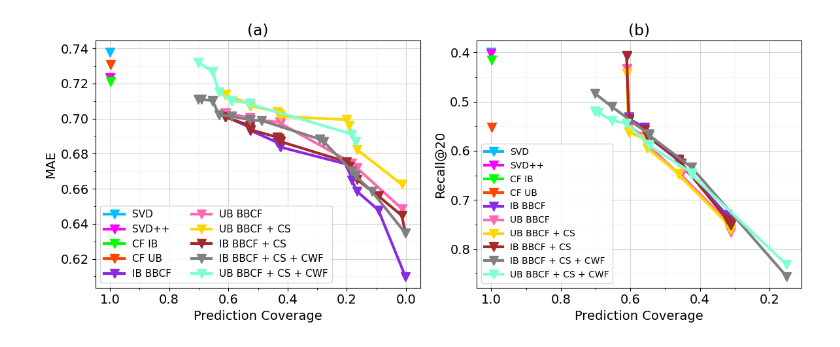
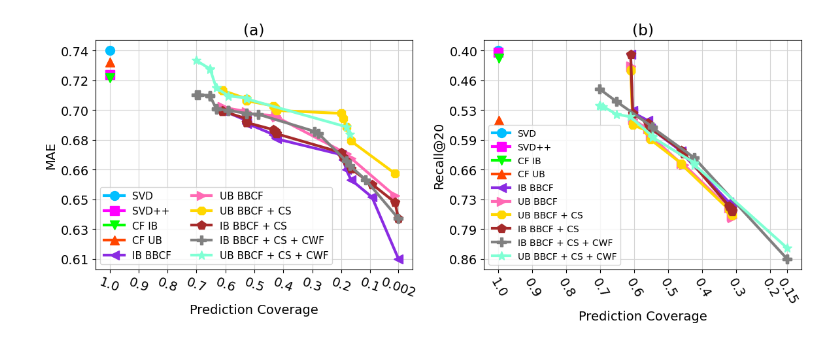
Before and after one commit to bernardocrodrigues/RecoBinaPs, a Jupyter notebook: notebooks/experiments/plot/plot_defesa.ipynb, the cells around one changed output. Drawn from its saved outputs; the diff is of its cells as text; code cells hidden in the pictures.

```diff
--- a/notebooks/experiments/plot/plot_defesa.ipynb
+++ b/notebooks/experiments/plot/plot_defesa.ipynb
@@ -1,6 +1,4 @@
 # %%
-# plt.rcParams['text.usetex'] = True
-
 from evaluation.strategies import (
     PredictionCoverageStrategy,
     MAEStrategy,
@@ -9,7 +7,8 @@ from evaluation.strategies import (
     NDCGStrategy,
 )
 
-class TotalTimeStrategyMock():
+
+class TotalTimeStrategyMock:
 
     @staticmethod
     def get_name() -> str:
@@ -592,21 +798,27 @@ algorithm_list = [
     ("UB BBCF + CS + CWF", UB_BBCF_COSINE_DOUBLE_WEIGHT),
 ]
 
+x_mins = []
+x_maxs = []
+y_mins = []
+y_maxs = []
+
 for name, algorithm in algorithm_list:
 
     pareto_frontier, _ = get_pareto_frontier(algorithm, objectives)
-    add_frontier(axis[0], pareto_frontier, color_map[name], name, objectives, True)
-    add_scatter(axis[0], pareto_frontier, color_map[name], "", objectives)
+    x_min, x_max, y_min, y_max = add_frontier(axis[0], pareto_frontier, color_map[name], marker_map[name], name, objectives, True)
+    add_scatter(axis[0], pareto_frontier, color_map[name], marker_map[name], "", objectives)
+
+    x_mins.append(x_min)
+    x_maxs.append(x_max)
+    y_mins.append(y_min)
+    y_maxs.append(y_max)
 
 
 axis[0].set_xlabel(pretty_names[objectives[0].get_name()])
 axis[0].set_ylabel(pretty_names[objectives[1].get_name()])
 
 axis[0].legend(loc="lower left", ncol=2, fontsize=11)
-axis[0].xaxis.set_minor_locator(
-    ticker.AutoMinorLocator(2)
-)  # Draw 2 minor grid lines per major grid line on the x-axis
-axis[0].yaxis.set_minor_locator(ticker.AutoMinorLocator(2))
 axis[0].grid(True, which="major", color="lightgray")
 axis[0].grid(True, which="minor", color="whitesmoke")
 
@@ -615,43 +827,94 @@ if objectives[0].is_better_higher():
 
 if objectives[1].is_better_higher():
     axis[0].invert_yaxis()
-axis[0].set_title("(a)", loc='center')
+axis[0].set_title("(a)", loc="center")
+
+
+steps = 2
+min_value = min(x_mins)
+max_value = max(x_maxs)
+middle_ticks = np.arange(0.1, 1, 0.1)
+ticks = [min_value] + list(middle_ticks) + [max_value]
+axis[0].set_xticklabels(axis[0].get_xticks(), rotation=-20)
+axis[0].set_xticks(ticks)
+axis[0].xaxis.set_major_formatter(
+    FuncFormatter(lambda x, _: f"{x:.3f}" if x not in np.arange(0.1, 1.1, 0.1) else f"{x:.1f}")
+)
+
+steps = 7
+min_value = min(y_mins)
+max_value = max(y_maxs)
+step = (max_value - min_value) / steps
+ticks = np.arange(min_value, max_value + step, step)
+axis[0].set_yticks(ticks)
+axis[0].yaxis.set_major_formatter(
+    FuncFormatter(lambda x, _: f"{x:.2f}")
+)
 
 
 objectives = [PredictionCoverageStrategy, RecallAtKStrategy]
+
+x_mins = []
+x_maxs = []
+y_mins = []
+y_maxs = []
 
 
 for name, algorithm in algorithm_list:
 
     pareto_frontier, _ = get_pareto_frontier(algorithm, objectives)
-    add_frontier(axis[1], pareto_frontier, color_map[name], name, objectives, True)
-    add_scatter(axis[1], pareto_frontier, color_map[name], "", objectives)
+    x_min, x_max, y_min, y_max = add_frontier(axis[1], pareto_frontier, color_map[name], marker_map[name], name, objectives, True)
+    add_scatter(axis[1], pareto_frontier, color_map[name], marker_map[name], "", objectives)
+
+    x_mins.append(x_min)
+    x_maxs.append(x_max)
+    y_mins.append(y_min)
+    y_maxs.append(y_max)
 
 
 axis[1].set_xlabel(pretty_names[objectives[0].get_name()])
 axis[1].set_ylabel(pretty_names[objectives[1].get_name()])
 
 axis[1].legend(loc="lower left", ncol=1, fontsize=10)
-axis[1].xaxis.set_minor_locator(
-    ticker.AutoMinorLocator(2)
-)  # Draw 2 minor grid lines per major grid line on the x-axis
-axis[1].yaxis.set_minor_locator(ticker.AutoMinorLocator(2))
+
 axis[1].grid(True, which="major", color="lightgray")
 axis[1].grid(True, which="minor", color="whitesmoke")
 
 if objectives[0].is_better_higher():
     axis[1].invert_xaxis()
 
 if objectives[1].is_better_higher():
     axis[1].invert_yaxis()
-axis[1].set_title("(b)", loc='center')
+axis[1].set_title("(b)", loc="center")
+
+
+steps = 2
+min_value = min(x_mins)
+max_value = max(x_maxs)
+middle_ticks = np.arange(0.2, 1.1, 0.1)
+ticks = [min_value] + list(middle_ticks)
+axis[1].set_xticklabels(axis[0].get_xticks(), rotation=-60)
+axis[1].set_xticks(ticks)
+axis[1].xaxis.set_major_formatter(
+    FuncFormatter(lambda x, _: f"{x:.2f}" if x not in np.arange(0.2, 1.1, 0.1) else f"{x:.1f}")
+)
+
+steps = 7
+min_value = min(y_mins)
+max_value = max(y_maxs)
+step = (max_value - min_value) / steps
+ticks = np.arange(min_value, max_value + step, step)
+axis[1].set_yticks(ticks)
+axis[1].yaxis.set_major_formatter(
+    FuncFormatter(lambda x, _: f"{x:.2f}")
+)
 
 
 plt.tight_layout()
 # plt.show()
 plt.savefig("image.png", dpi=150)
 # %% [output]
-[figure, old version]
+[figure, new version]
 # %%
 fig, axis = plt.subplots(1, 2, figsize=figure_size)
 
```
Also changed, not shown: parts of 13 cells of this notebook.
